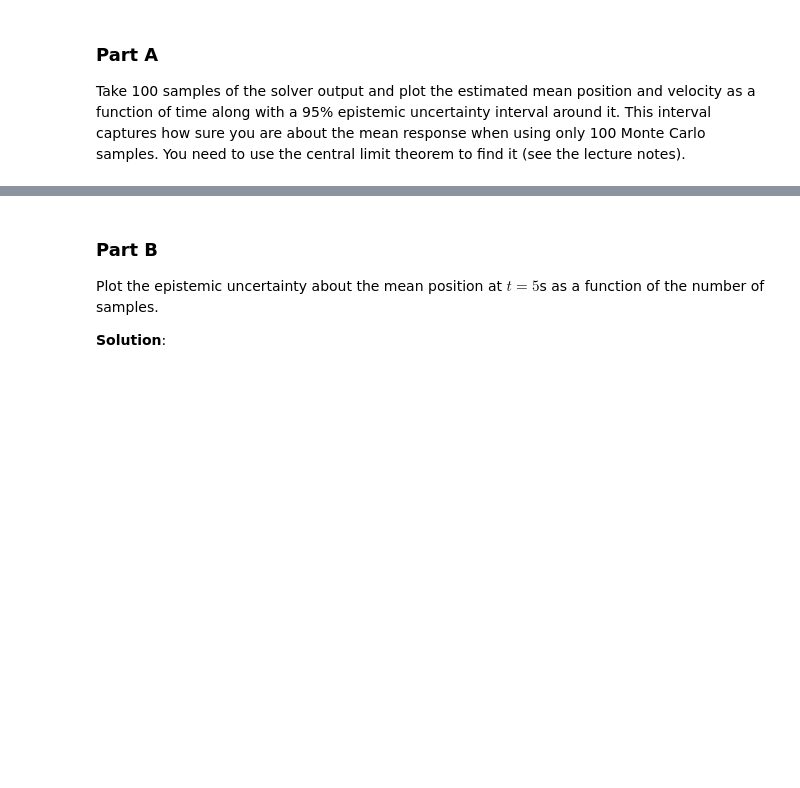
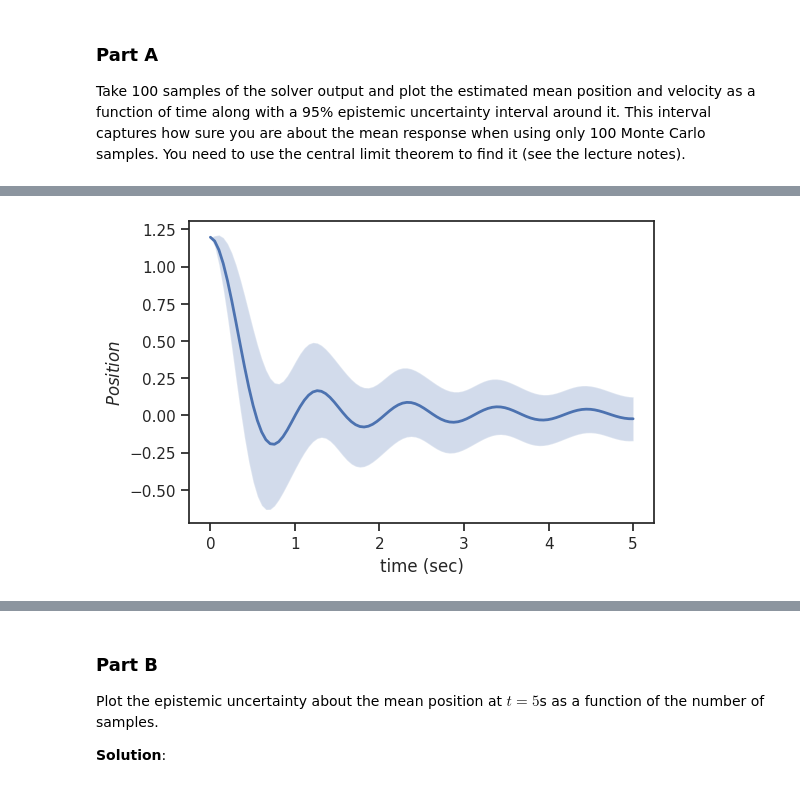
Before and after one commit to schemp98/data-analytics-se, a Jupyter notebook: lecturebook/homework/homework-03_SCC.ipynb, the cells around one changed output, grey strips where cells are left out. Drawn from its saved outputs; the diff is of its cells as text; code cells hidden in the pictures; blank space fills up the shorter version.

```diff
--- a/lecturebook/homework/homework-03_SCC.ipynb
+++ b/lecturebook/homework/homework-03_SCC.ipynb
@@ -234,10 +234,13 @@ Take 100 samples of the solver output and plot the estimated mean position and v
 This interval captures how sure you are about the mean response when using only 100 Monte Carlo samples.
 You need to use the central limit theorem to find it (see the lecture notes).
 # %%
-samples = take_samples_from_solver(100)
+from operator import pos
+num_samples = 100
+samples = take_samples_from_solver(num_samples)
 # Sampled positions are: samples[:, :, 0]
 # Sampled velocities are: samples[:, :, 1]
 # Sampled position at the 10th timestep is: samples[:, 9, 0]
 # etc.
-
+pos_samp_all = samples[:, :, 0]
+vel_samp_all = samples[:, :, 1]
 # Your code here
@@ -243,0 +257,42 @@ samples = take_samples_from_solver(100)
+# %%
+N = num_samples
+for i in range(num_samples):
+  pos_samp = pos_samp_all[i,:]
+  # Evaluate the sample average for all sample sizes
+  I_running = np.cumsum(pos_samp) / np.arange(1, N + 1)
+
+  # Evaluate the sample average for the squared of Y
+  g2_running = np.cumsum(pos_samp ** 2) / np.arange(1, N + 1)
+
+  # Evaluate the running average of the variance
+  sigma2_running = g2_running - I_running ** 2
+
+  # Alright, now we have quantified our uncertainty about I for every N
+  # from a single MC run. Let's plot a (about) 95% predictive interval
+  # Running lower bound for the predictive interval
+  I_lower_running = (
+      I_running - 2.0 * np.sqrt(sigma2_running / np.arange(1, N + 1))
+  )
+
+  # Running upper bound for the predictive interval
+  I_upper_running = (
+      I_running + 2.0 * np.sqrt(sigma2_running / np.arange(1, N + 1))
+  )
+
+# A common plot for all estimates
+fig, ax = plt.subplots()
+# Shaded area for the interval
+ax.fill_between(
+    solver.t,
+    I_lower_running,
+    I_upper_running,
+    alpha=0.25
+)
+# Here is the MC estimate:
+ax.plot(solver.t, I_running, 'b', lw=2)
+
+# and the labels
+ax.set_xlabel('time (sec)')
+ax.set_ylabel('$Position$');
+# %% [output]
+[figure, added]
```
Also changed, not shown: parts of 9 cells of this notebook.
